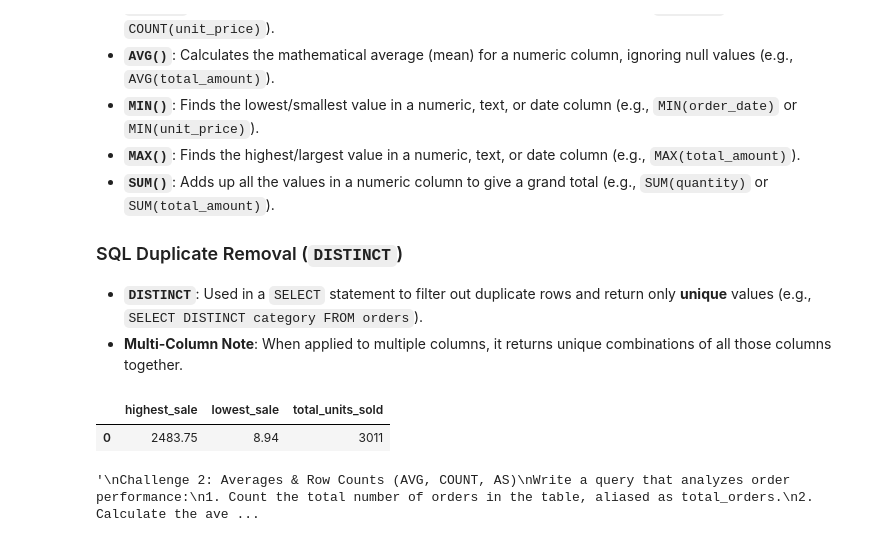
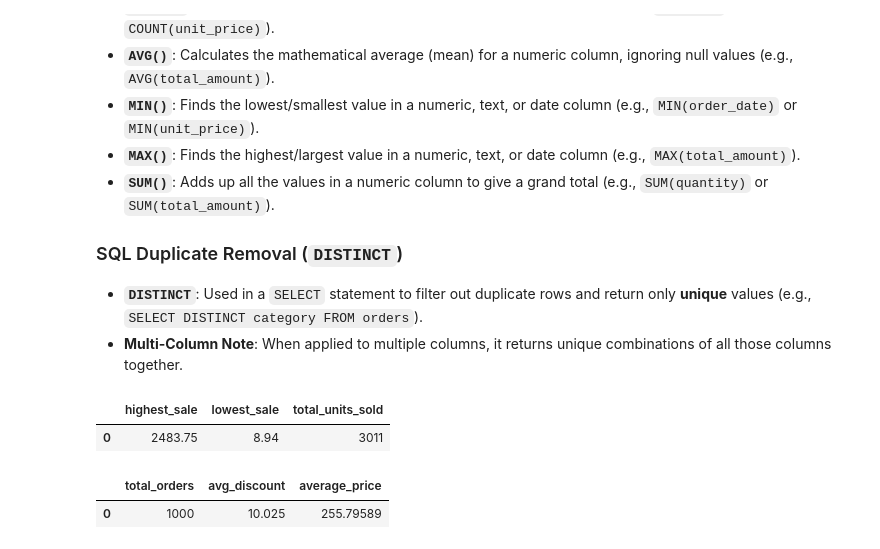
Before and after one commit to Thomasayanfeoluwa/2026-Python-Training-Class---Tutorial-For-Beginners, a Jupyter notebook: sqlite3.ipynb, the cells around one changed output. Saved outputs shown, nothing was run; the diff lists cells and outputs as text; code cells hidden in the pictures.

Commit message:
Averages & Row Counts

```diff
--- a/sqlite3.ipynb
+++ b/sqlite3.ipynb
@@ -818,13 +818,21 @@ run_sql("""
 # %%
 """
 Challenge 2: Averages & Row Counts (AVG, COUNT, AS)
 Write a query that analyzes order performance:
 1. Count the total number of orders in the table, aliased as total_orders.
 2. Calculate the average discount_percent across all orders, aliased as avg_discount.
 3. Calculate the average unit_price of products sold, aliased as average_price.
 """
+
+run_sql("""
+    SELECT COUNT(*) as total_orders,
+    AVG(discount_percent) AS avg_discount,
+    AVG(unit_price) AS average_price
+    FROM orders
+""")
 # %% [output]
-'\nChallenge 2: Averages & Row Counts (AVG, COUNT, AS)\nWrite a query that analyzes order performance:\n1. Count the total number of orders in the table, aliased as total_orders.\n2. Calculate the ave ...
+|  | total_orders | avg_discount | average_price |
+| 0 | 1000 | 10.025 | 255.79589 |
 # %%
 """
 Challenge 3: Unique Options Discovery (DISTINCT)
```
Also changed, not shown: parts of 1 cell of this notebook.
